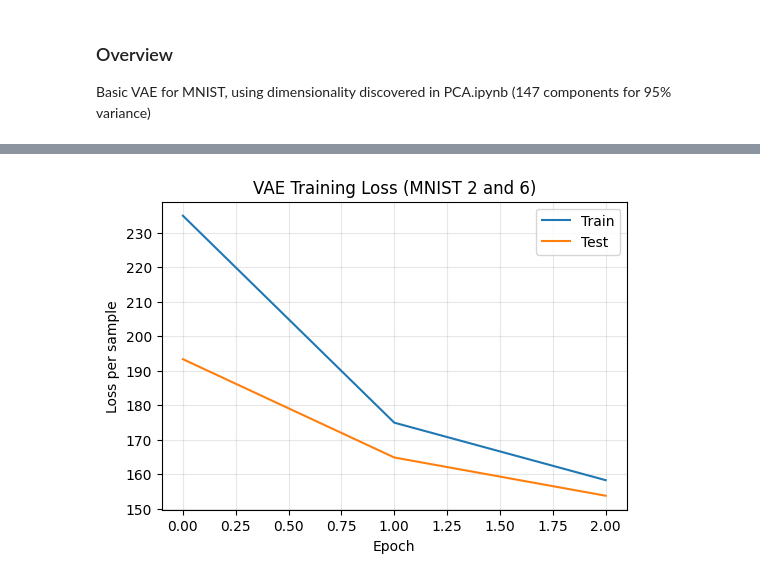
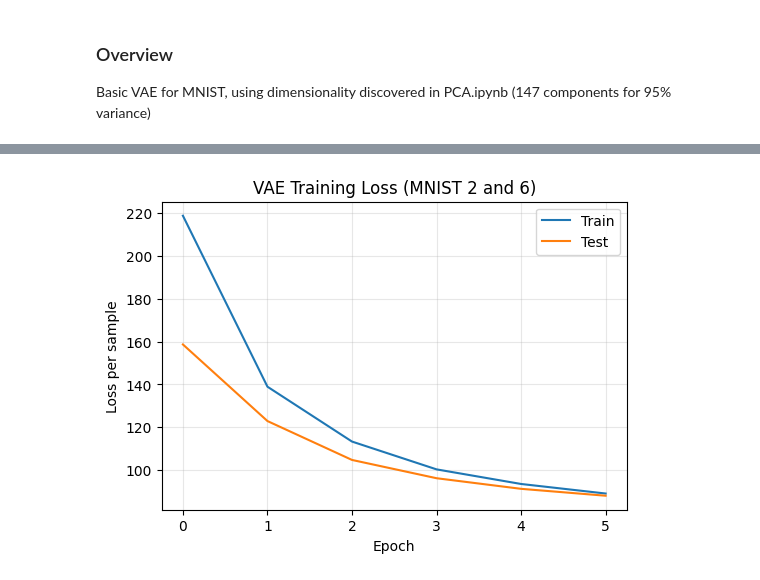
Before and after one commit to gusdspmoreira/CS6501-NN-Project, a Jupyter notebook: vae.ipynb, the cells around one changed output, grey strips where cells are left out. Drawn from its saved outputs; the diff is of its cells as text; code cells hidden in the pictures.

```diff
--- a/vae.ipynb
+++ b/vae.ipynb
@@ -15,10 +15,15 @@ mnist = datasets.MNIST(root='data', download=True)
 from torch.utils.data import DataLoader, Subset
 
 # Hyperparameters
-LATENT_DIM = 147
+LATENT_DIM = 16
 BATCH_SIZE = 128
-EPOCHS = 3
+EPOCHS = 6
 LR = 1e-3
+
+# KL annealing schedule
+BETA_START = 0.0
+BETA_END = 0
+BETA_WARMUP_EPOCHS = EPOCHS
 
 # Use GPU if available
 device = torch.device('cuda' if torch.cuda.is_available() else 'cpu')
@@ -90,35 +95,43 @@ model = VAE(latent_dim=LATENT_DIM).to(device)
 optimizer = torch.optim.Adam(model.parameters(), lr=LR)
 
 
-def vae_loss(recon_x, x, mu, logvar):
-    # Reconstruction term + KL divergence
+def kl_weight(epoch, total_epochs, beta_start=0.0, beta_end=1.0, warmup_epochs=None):
+    if warmup_epochs is None:
+        warmup_epochs = total_epochs
+    denom = max(warmup_epochs - 1, 1)
+    progress = min(max((epoch - 1) / denom, 0.0), 1.0)
+    return beta_start + progress * (beta_end - beta_start)
+
+
+def vae_loss(recon_x, x, mu, logvar, beta=1.0):
+    # Reconstruction term + weighted KL divergence
     bce = nn.functional.binary_cross_entropy(recon_x, x, reduction='sum')
     kld = -0.5 * torch.sum(1 + logvar - mu.pow(2) - logvar.exp())
-    return bce + kld, bce, kld
+    return bce + beta * kld, bce, kld
 
 
-def train_epoch(model, loader, optimizer, device):
+def train_epoch(model, loader, optimizer, device, beta=1.0):
     model.train()
     running_loss = 0.0
     for x, _ in loader:
         x = x.to(device)
         optimizer.zero_grad()
         recon_x, mu, logvar = model(x)
-        loss, _, _ = vae_loss(recon_x, x, mu, logvar)
+        loss, _, _ = vae_loss(recon_x, x, mu, logvar, beta=beta)
         loss.backward()
         optimizer.step()
         running_loss += loss.item()
     return running_loss / len(loader.dataset)
 
 
-def eval_epoch(model, loader, device):
+def eval_epoch(model, loader, device, beta=1.0):
     model.eval()
     running_loss = 0.0
     with torch.no_grad():
         for x, _ in loader:
             x = x.to(device)
             recon_x, mu, logvar = model(x)
-            loss, _, _ = vae_loss(recon_x, x, mu, logvar)
+            loss, _, _ = vae_loss(recon_x, x, mu, logvar, beta=beta)
             running_loss += loss.item()
     return running_loss / len(loader.dataset)
 
@@ -127,11 +140,18 @@ train_losses = []
 test_losses = []
 
 for epoch in range(1, EPOCHS + 1):
-    train_loss = train_epoch(model, train_loader, optimizer, device)
-    test_loss = eval_epoch(model, test_loader, device)
+    beta = kl_weight(
+        epoch,
+        EPOCHS,
+        beta_start=BETA_START,
+        beta_end=BETA_END,
+        warmup_epochs=BETA_WARMUP_EPOCHS,
+    )
+    train_loss = train_epoch(model, train_loader, optimizer, device, beta=beta)
+    test_loss = eval_epoch(model, test_loader, device, beta=beta)
     train_losses.append(train_loss)
     test_losses.append(test_loss)
-    print(f'Epoch {epoch}/{EPOCHS} | Train loss: {train_loss:.4f} | Test loss: {test_loss:.4f}')
+    print(f'Epoch {epoch}/{EPOCHS} | beta: {beta:.3f} | Train loss: {train_loss:.4f} | Test loss: {test_loss:.4f}')
 
 
 # Plot train/test loss curve
@@ -154,4 +177,4 @@ Epoch 3/3 | Train loss: 158.2351 | Test loss: 153.7200
-[figure, old version]
+[figure, new version]
 # %%
 # Visualize reconstructions
 model.eval()
```
Also changed, not shown: parts of 5 cells of this notebook.
